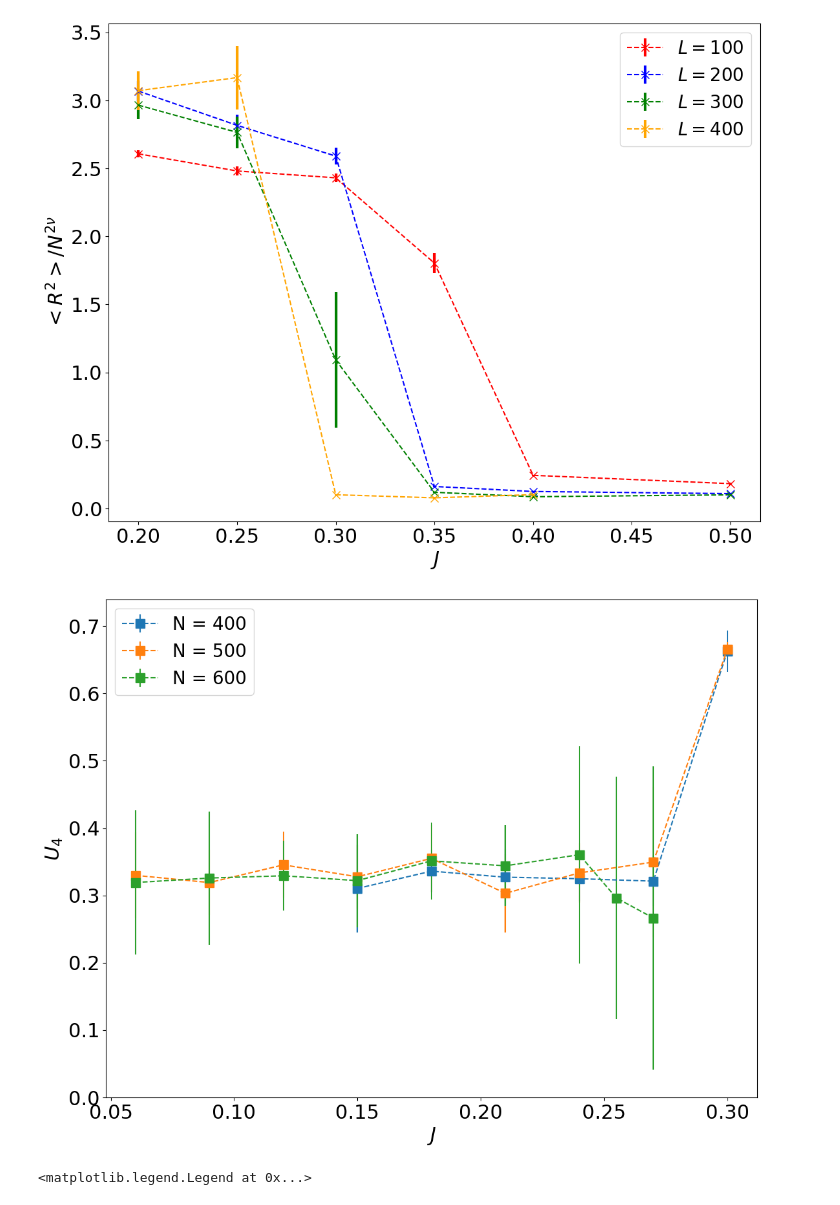
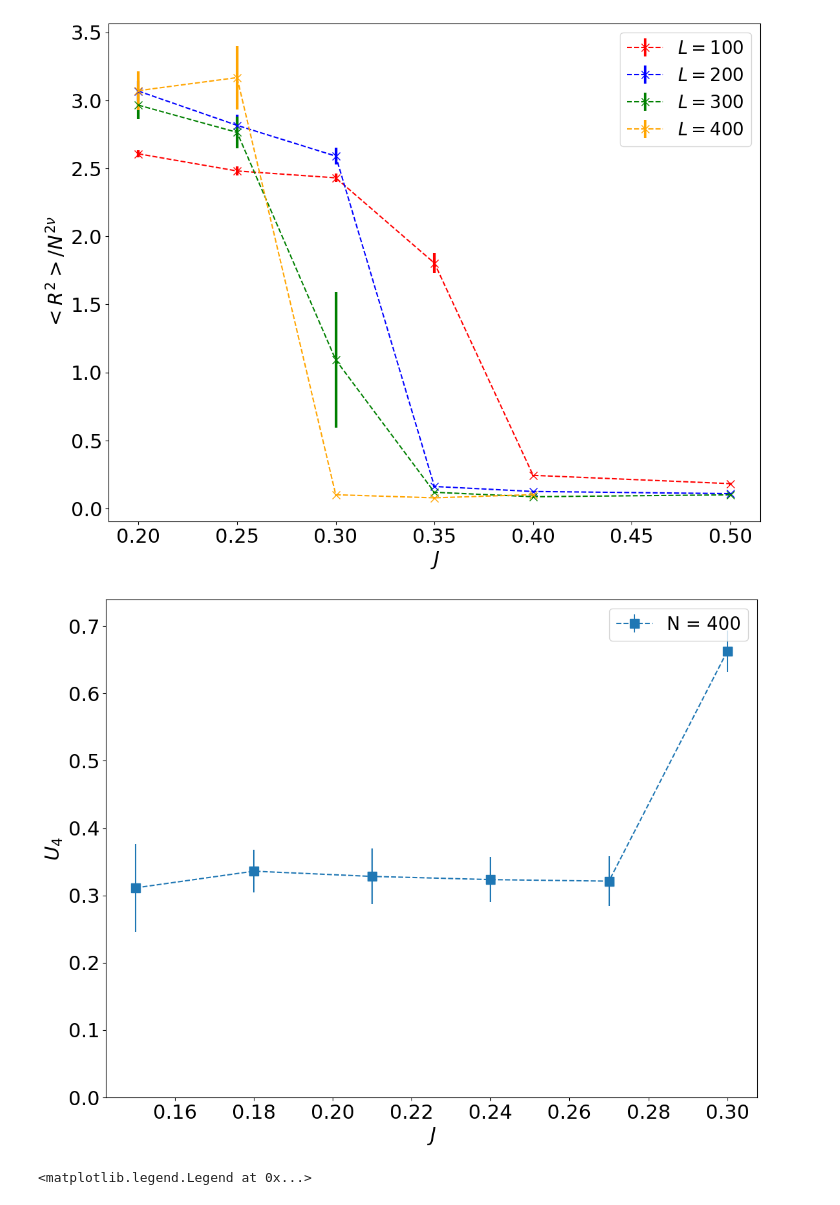
Before and after one commit to kamilla0503/Interaction-SAW-Models, a Jupyter notebook: data/TestMinumum.ipynb, the cells around one changed output. Saved outputs shown, nothing was run; the diff lists cells and outputs as text; code cells hidden in the pictures.

```diff
--- a/data/TestMinumum.ipynb
+++ b/data/TestMinumum.ipynb
@@ -246,36 +246,36 @@ df = df.sort_values(by=["J"])
 i = 0
 for L, grp in df.groupby("L"):
     #if L > 200: continue
-    #if L != 400: continue
+    if L != 400: continue
     J_l = np.unique(grp["J"])
     bc = []
     errs = []
     J_lplot = []
     for J in J_l:
         data_l = grp[grp["J"] == J]
         m2 = norm.rvs(data_l["Mag2"], data_l["Mag2_std"], size=4000)
         m4 = norm.rvs(data_l["Mag4"], data_l["Mag4_std"], size=4000)
         cum = 1 - m4 / 3 / m2 / m2
         mean = np.mean(cum)
         err = np.std(cum)
         if (err > 2): continue
         bc.append(mean)
         errs.append(err)
         J_lplot.append(J)
     ax.errorbar(J_lplot, bc, yerr=errs, fmt="s--", ms=10, label="N = " + str(int(L)))
     i += 1
 plt.xlabel(r'$J$', fontsize=22)
 plt.ylabel(r"$  U_4 $ ", fontsize=22)
 plt.tick_params(axis='x', labelsize=22)
 plt.tick_params(axis='y', labelsize=22)
 
 plt.legend(fontsize=20)
 #plt.xlim(0.18
 # , 0.426)
 plt.ylim(0, 2.22/3)
 plt.savefig("images/longrangeshortchains_3D_U4_No1stordersigns.png", bbox_inches='tight')
 # %% [output]
-[figure, old version]
+[figure, new version]
 # %%
 color = ["red", "blue", "green", "orange", "purple", "cyan", "black"]
 fig = plt.figure(figsize=(13, 10))
```
Also changed, not shown: 1 other file.
